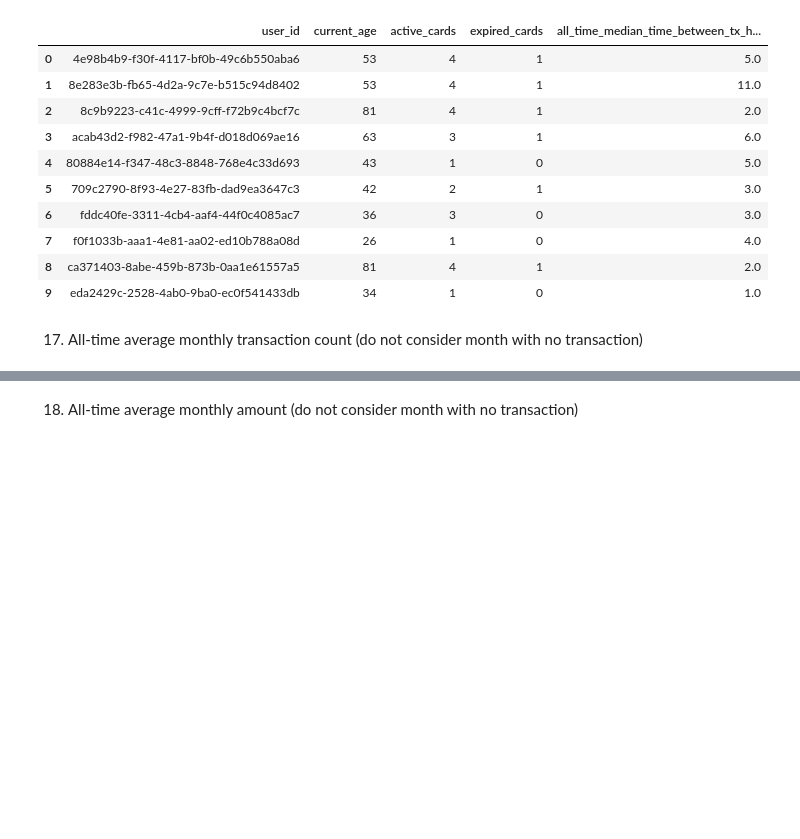
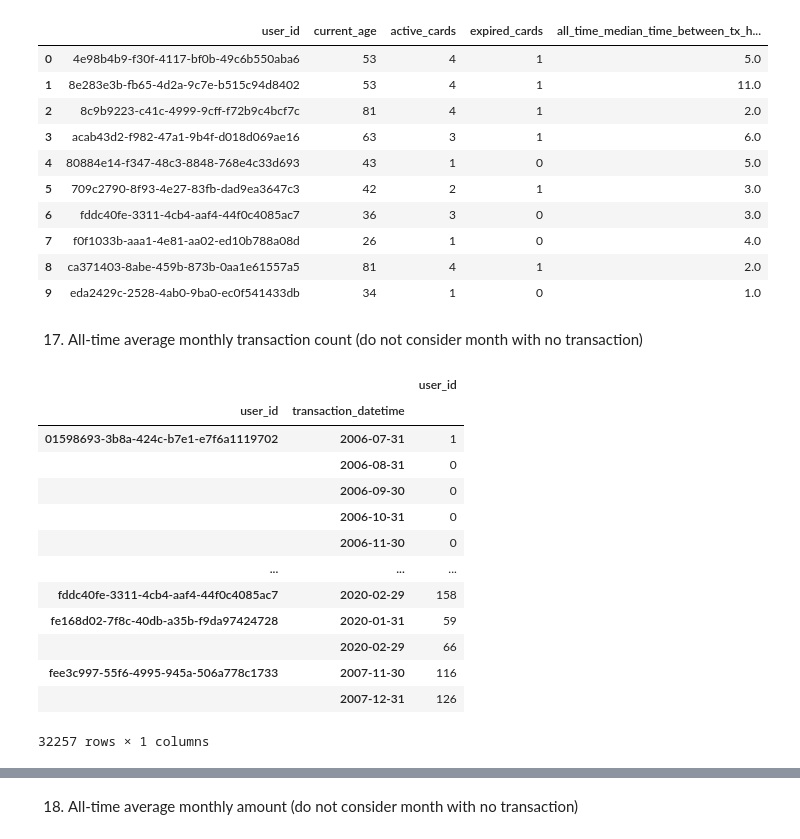
Before and after one commit to Qandle/Data_Cleansing, a Jupyter notebook: Lab 4_ Data cleansing and preparation.ipynb, the cells around one changed output, grey strips where cells are left out. Drawn from its saved outputs; the diff is of its cells as text; code cells hidden in the pictures; blank space fills up the shorter version.

```diff
--- a/Lab 4_ Data cleansing and preparation.ipynb
+++ b/Lab 4_ Data cleansing and preparation.ipynb
@@ -364,6 +364,31 @@ user_prof.head(10)
 | 9 | eda2429c-2528-4ab0-9ba0-ec0f541433db | 34 | 1 | 0 | 1.0 |
 # %% [markdown]
 17. All-time average monthly transaction count (do not consider month with no transaction)
+# %%
+aamtc = pd.DataFrame()
+aamtc['user_id'] = cd_tst['user_id']
+aamtc['transaction_datetime'] = pd.to_datetime(cd_tst['transaction_datetime'])
+aamtc_count_all = aamtc.groupby(['user_id']).count().reset_index()
+aamtc.groupby(['user_id']).resample('M', on="transaction_datetime").count()
+# aamtc.groupby(['user_id']).count()
+# aamtc
+# pivot_aamtc = pd.pivot_table(aamtc, index=['user_id', 'transaction_datetime'], columns=['value'])
+# pivot_aamtc
+# %% [output]
+|  |  | user_id |
+| user_id | transaction_datetime |  |
+| 01598693-3b8a-424c-b7e1-e7f6a1119702 | 2006-07-31 | 1 |
+|  | 2006-08-31 | 0 |
+|  | 2006-09-30 | 0 |
+|  | 2006-10-31 | 0 |
+|  | 2006-11-30 | 0 |
+| ... | ... | ... |
+| fddc40fe-3311-4cb4-aaf4-44f0c4085ac7 | 2020-02-29 | 158 |
+| fe168d02-7f8c-40db-a35b-f9da97424728 | 2020-01-31 | 59 |
+|  | 2020-02-29 | 66 |
+| fee3c997-55f6-4995-945a-506a778c1733 | 2007-11-30 | 116 |
+|  | 2007-12-31 | 126 |
+32257 rows × 1 columns
 # %%
 ########## problem with answer sheet ;-;
 
```
